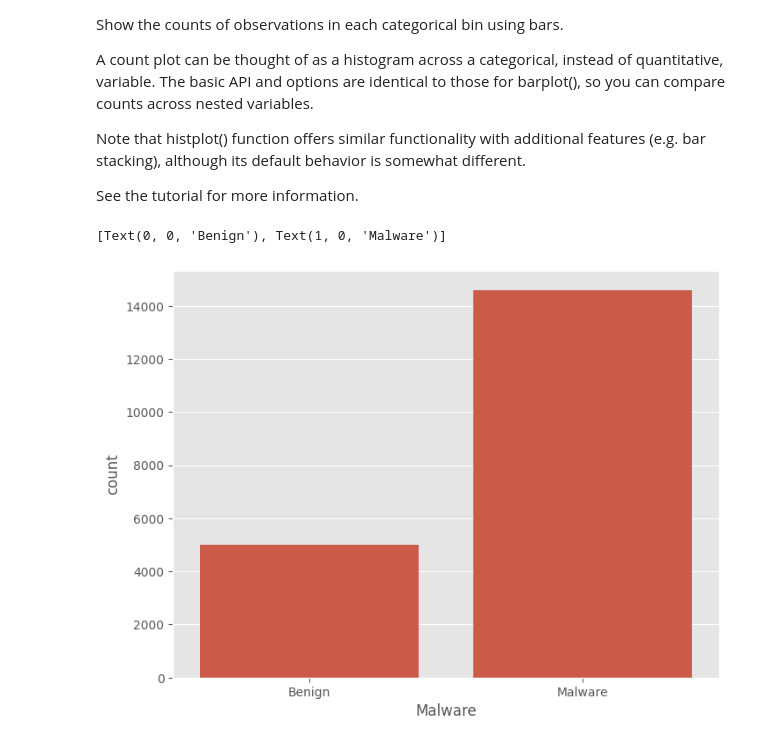
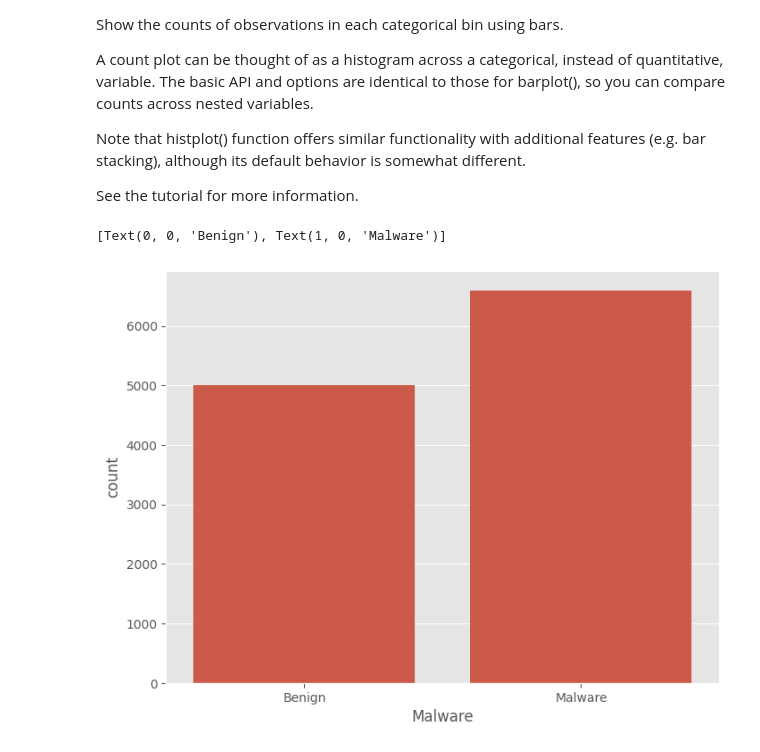
Before and after one commit to Anton-Bondarchuk/neural-network, a Jupyter notebook: lab1/task.ipynb, the cells around one changed output. Cells and saved outputs as stored; diff of their text form; code cells hidden in the pictures.

```diff
--- a/lab1/task.ipynb
+++ b/lab1/task.ipynb
@@ -2,17 +2,21 @@
 import pandas as pd
 import matplotlib.pyplot as plt
 import seaborn as sns
-import numpy as np
 import pickle
 from sklearn.model_selection import train_test_split
 from sklearn.ensemble import RandomForestClassifier
 from sklearn.metrics import classification_report, confusion_matrix
+from sklearn.neural_network import MLPClassifier
+from sklearn.metrics import roc_curve, auc
+from sklearn.metrics import precision_recall_curve
 
 
-plt.style.use('ggplot')
+# plt.style.use('ggplot')
 data = pd.read_csv("./kaggle/dataset_malwares.csv")
 data_test = pd.read_csv("./kaggle/dataset_test.csv")
 data.head()
+
+# data.drop(data[67])
 # %% [output]
 |  | Name | e_magic | e_cblp | e_cp | e_crlc | e_cparhdr | e_minalloc | e_maxalloc | e_ss | e_sp | ... |
 | 0 | VirusShare_a878ba26000edaac5c98ef... | 23117 | 144 | 3 | 0 | 4 | 0 | 65535 | 0 | 184 | ... |
@@ -65,8 +72,11 @@ data.describe()
 # %% [markdown]
 Преобразуйте датасет, приведя все данные к виду, пригодному для последующей обработки (колонки, содержащие дату и время, строковые некатегориальные значения и т.д.). Отобразите корреляционную матрицу
 # %%
-data['TimeDateStamp'] = pd.to_datetime(data['TimeDateStamp'], errors='coerce', unit='s')
+# data['TimeDateStamp'] = pd.to_datetime(data['TimeDateStamp'], errors='coerce', unit='s')
 # %%
+import numpy as np
+
+
 print("Columns having only 1 unique Value")
 drop_columns = ['Name', 'Malware', 'TimeDateStamp']
 unique_columns = [col for col in data if data[col].nunique() == 1]
@@ -74,8 +84,16 @@ for col in unique_columns:
     drop_columns.append(col)
 
 print(*drop_columns)
-X_train=data.drop(drop_columns, axis=1)
-Y_train=data['Malware']
+malware_indices = data[data['Malware'] == 1].index
+
+
+np.random.seed(42)
+indices_to_remove = np.random.choice(malware_indices, size=8000, replace=False)
+
+data_cleaned = data.drop(indices_to_remove)
+
+X_train = data_cleaned.drop(drop_columns, axis=1)
+Y_train = data_cleaned['Malware']
 # %% [output]
 Columns having only 1 unique Value
 Name Malware TimeDateStamp e_magic SectionMaxEntropy SectionMaxRawsize SectionMaxVirtualsize SectionMinPhysical SectionMinVirtual SectionMinPointerData SectionMainChar
@@ -106,9 +130,9 @@ Note that histplot() function offers similar functionality with additional featu
 See the tutorial for more information.
 # %%
 plt.figure(figsize=(8, 6))
-ax=sns.countplot(x=data['Malware'])
+ax=sns.countplot(x=data_cleaned['Malware'])
 ax.set_xticks([0, 1])
 ax.set_xticklabels(['Benign', 'Malware'])
 # %% [output]
 [Text(0, 0, 'Benign'), Text(1, 0, 'Malware')]
-[figure, old version]
+[figure, new version]
```
Also changed, not shown: parts of 20 cells of this notebook, 4 other files.
